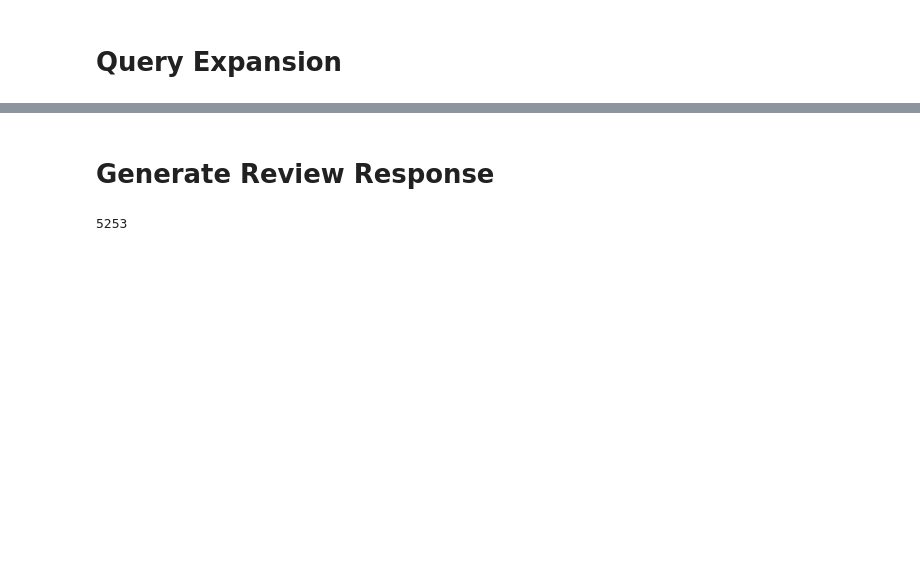
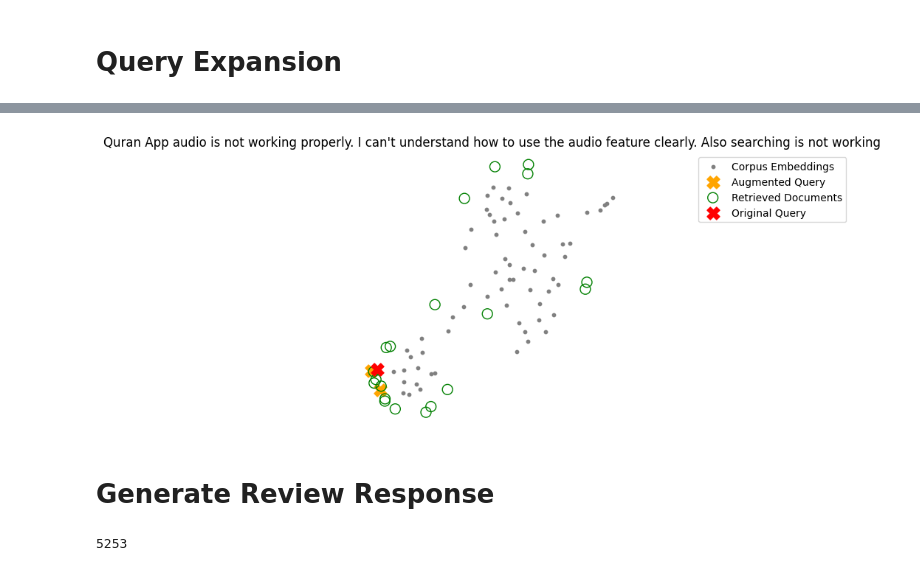
Before and after one commit to TahlilMahfuz/RAG_Implementation, a Jupyter notebook: RAG_KnowledgeBase/RAG_Pipeline.ipynb, the cells around one changed output, grey strips where cells are left out. Saved outputs shown, nothing was run; the diff lists cells and outputs as text; code cells hidden in the pictures; blank space fills up the shorter version.

Commit message:
Projection added

```diff
--- a/RAG_KnowledgeBase/RAG_Pipeline.ipynb
+++ b/RAG_KnowledgeBase/RAG_Pipeline.ipynb
@@ -841,14 +922,52 @@ plt.show()
 # %%
+# Tutututuurial: Visualize the embedding space with UMAP
+
+from helper_utils import project_embeddings, word_wrap
+import umap
+
+embeddings = chroma_db.get(include=["embeddings"])["embeddings"]
+umap_transform = umap.UMAP(random_state=0, transform_seed=0).fit(embeddings)
+projected_dataset_embeddings = project_embeddings(embeddings, umap_transform)
+
+empbedding_model = SentenceTransformer('sentence-transformers/all-mpnet-base-v2', device=device)
+
+# original_query = "Quran App audio is not working properly. I can't understand how to use the audio feature clearly. Also searching is not working"
+
+# augmented_query = "What steps have you taken to troubleshoot the Quran App audio issue?\nHow do you currently access the audio feature in the Quran App and what do you expect to happen?\nCan you describe the searching issue you are expereriencing in the Quran App?\nAre there ay error message shown when trying to use the audio or searching features?\nHave you checked for app updates or reinstalled the Quran App to see if that resolves the audio and searching problems?"
+# original_query = "Word by word translation is a great feature. Thank you"
+# augmented_query = generate_app_documentation_multi_query(original_query)
+
+# joint_query = [original_query] + augmented_query
+
+# Visualize the results in the embedding space
+original_query_embedding = empbedding_model.encode([original_query], convert_to_numpy=True, normalize_embeddings=True)
+augmented_query_embeddings = empbedding_model.encode(joint_query, convert_to_numpy=True, normalize_embeddings=True)
+
+project_original_query = project_embeddings(original_query_embedding, umap_transform)
+project_augmented_queries = project_embeddings(augmented_query_embeddings, umap_transform)
+
+contexts, docs, retrieved_embeddings = retrieve_context_without_reranker(
+    queries=joint_query,
+    bm25=bm25,
+    faiss_index=index,
+    corpus=all_chunks,
+    metadata=metadata,
+    chroma_db=chroma_db
+)
+
+
+projected_result_embeddings = project_embeddings(retrieved_embeddings, umap_transform)
+
 import matplotlib.pyplot as plt
 
 # Plot the projected query and retrieved documents in the embedding space
-plt.figure(figsize=(12, 8))
+plt.figure()
 plt.scatter(
     projected_dataset_embeddings[:, 0],
     projected_dataset_embeddings[:, 1],
     s=10,
     color="gray",
-    label="Dataset Embeddings",
+    label="Corpus Embeddings"
 )
 plt.scatter(
     project_augmented_queries[:, 0],
@@ -856,7 +975,7 @@ plt.scatter(
     s=150,
     marker="X",
     color="orange",
-    label="Augmented Queries",
+    label="Augmented Query"
 )
 plt.scatter(
     projected_result_embeddings[:, 0],
@@ -864,7 +983,7 @@ plt.scatter(
     s=100,
     facecolors="none",
     edgecolors="g",
-    label="Retrieved Data",
+    label="Retrieved Documents"
 )
 plt.scatter(
     project_original_query[:, 0],
@@ -872,29 +991,12 @@ plt.scatter(
     s=150,
     marker="X",
     color="r",
-    label="Original Query",
+    label="Original Query"
 )
-
-# Annotate the queries
-for i, (x, y) in enumerate(project_augmented_queries):
-    plt.text(x + 0.2, y, joint_query[i], fontsize=8, color="orange")
-
-# Annotate the retrieved data
-for i, (x, y) in enumerate(projected_result_embeddings):
-    plt.text(x + 0.2, y, f"Retrieved {i+1}", fontsize=8, color="green")
-
-# Add a legend
-plt.legend(loc="upper left")
-
-# Add a list of queries and retrieved data on the right side
-query_text = "\n".join([f"Query {i+1}: {q}" for i, q in enumerate(joint_query)])
-retrieved_text = "\n".join([f"Retrieved {i+1}: {doc.page_content[:350]}..." for i, doc in enumerate(documents)])
+plt.legend(loc='upper left', bbox_to_anchor=(1.05, 1))
 
 plt.gca().set_aspect("equal", "datalim")
 plt.title(f"{original_query}")
 plt.axis("off")
-
-# Add text box for queries and retrieved data
-plt.gcf().text(0.75, 0.5, f"Queries:\n{query_text}\n\nRetrieved Data:\n{retrieved_text}", fontsize=10, va="center", ha="left")
-
 plt.show()
+# %% [output]
@@ -901,3 +1004,4 @@ plt.show()
+[figure, added]
 # %%
 from pyabsa import AspectTermExtraction as ATEPC
 from typing import Generator
```
Also changed, not shown: parts of 12 cells of this notebook, 1 other file.
